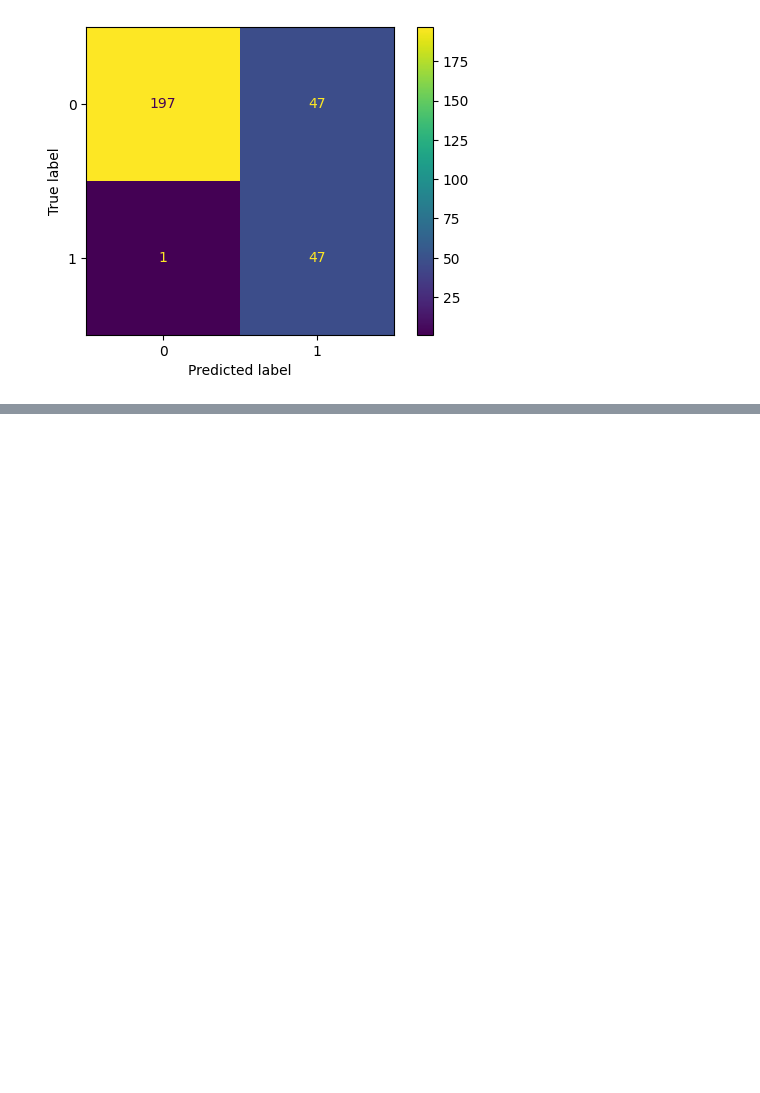
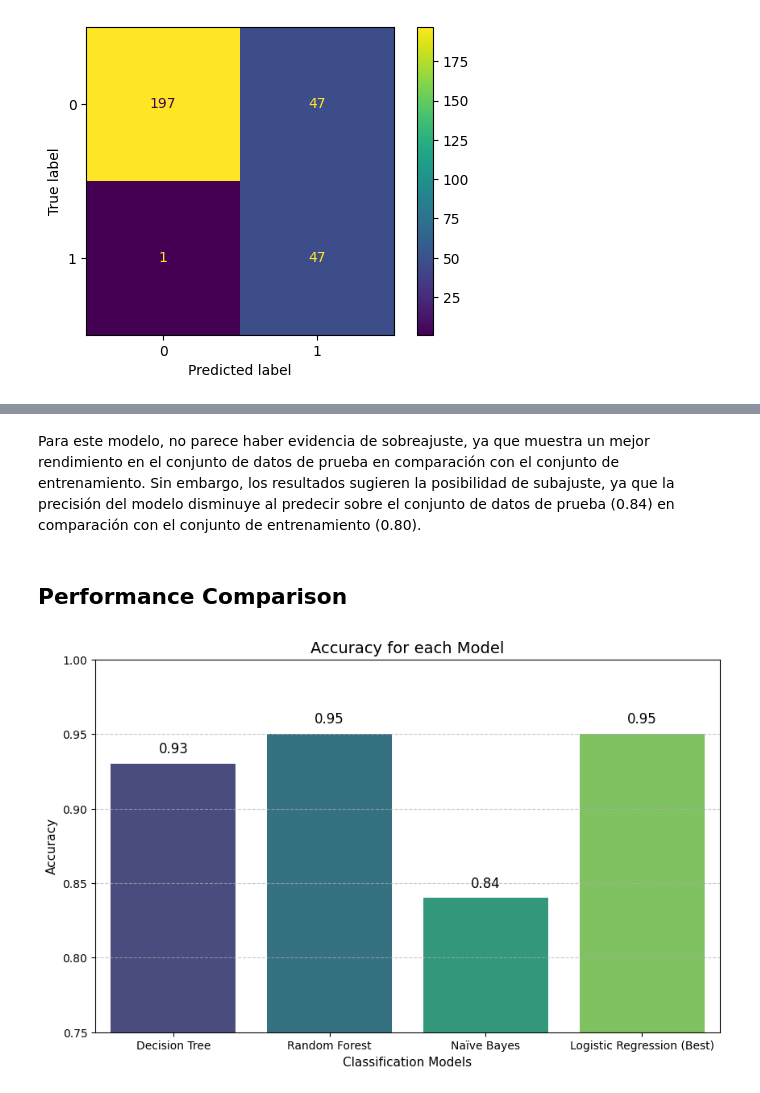
Before and after one commit to Andrea-gt/dm-hw-logr, a Jupyter notebook: dm_hw_logr.ipynb, the cells around one changed output, grey strips where cells are left out. Drawn from its saved outputs; the diff is of its cells as text; code cells hidden in the pictures; blank space fills up the shorter version.

Commit message:
feat: Model Performance Comparison

```diff
--- a/dm_hw_logr.ipynb
+++ b/dm_hw_logr.ipynb
@@ -1544,0 +1619,27 @@ plt.show()
+# %% [markdown]
+Para este modelo, no parece haber evidencia de sobreajuste, ya que muestra un mejor rendimiento en el conjunto de datos de prueba en comparación con el conjunto de entrenamiento. Sin embargo, los resultados sugieren la posibilidad de subajuste, ya que la precisión del modelo disminuye al predecir sobre el conjunto de datos de prueba (0.84) en comparación con el conjunto de entrenamiento (0.80).
+# %% [markdown]
+## Performance Comparison
+# %%
+# Data for the graph
+x_dataGraph = ['Decision Tree', 'Random Forest', 'Naïve Bayes', "Logistic Regression (Best)"]
+accuracyDataGraph = [0.93, 0.95, 0.84, 0.95]
+
+# Plot settings
+plt.figure(figsize=(10, 6))
+sns.barplot(x=x_dataGraph, y=accuracyDataGraph, hue=x_dataGraph, palette="viridis")
+plt.title('Accuracy for each Model', fontsize=14)
+plt.xlabel('Classification Models', fontsize=11)
+plt.ylabel('Accuracy', fontsize=11)
+plt.ylim(0.75, 1)
+plt.grid(axis='y', linestyle='--', alpha=0.7)
+plt.xticks(fontsize=10)
+plt.yticks(fontsize=10)
+
+# Add accuracy values on top of the bars
+for i, v in enumerate(accuracyDataGraph):
+    plt.text(i, v + 0.005, str(v), ha='center', va='bottom', fontsize=12)
+
+plt.show()
+# %% [output]
+[figure, added]
```
Also changed, not shown: parts of 29 cells of this notebook.
